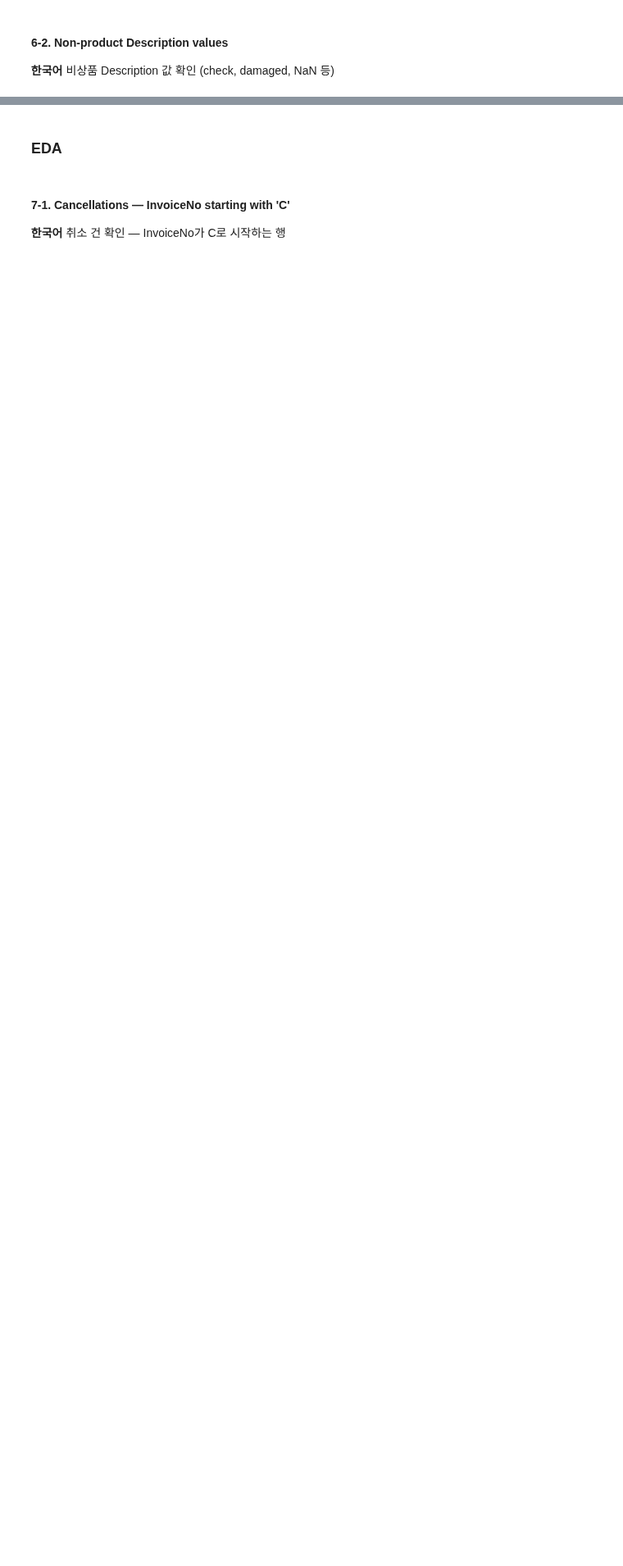
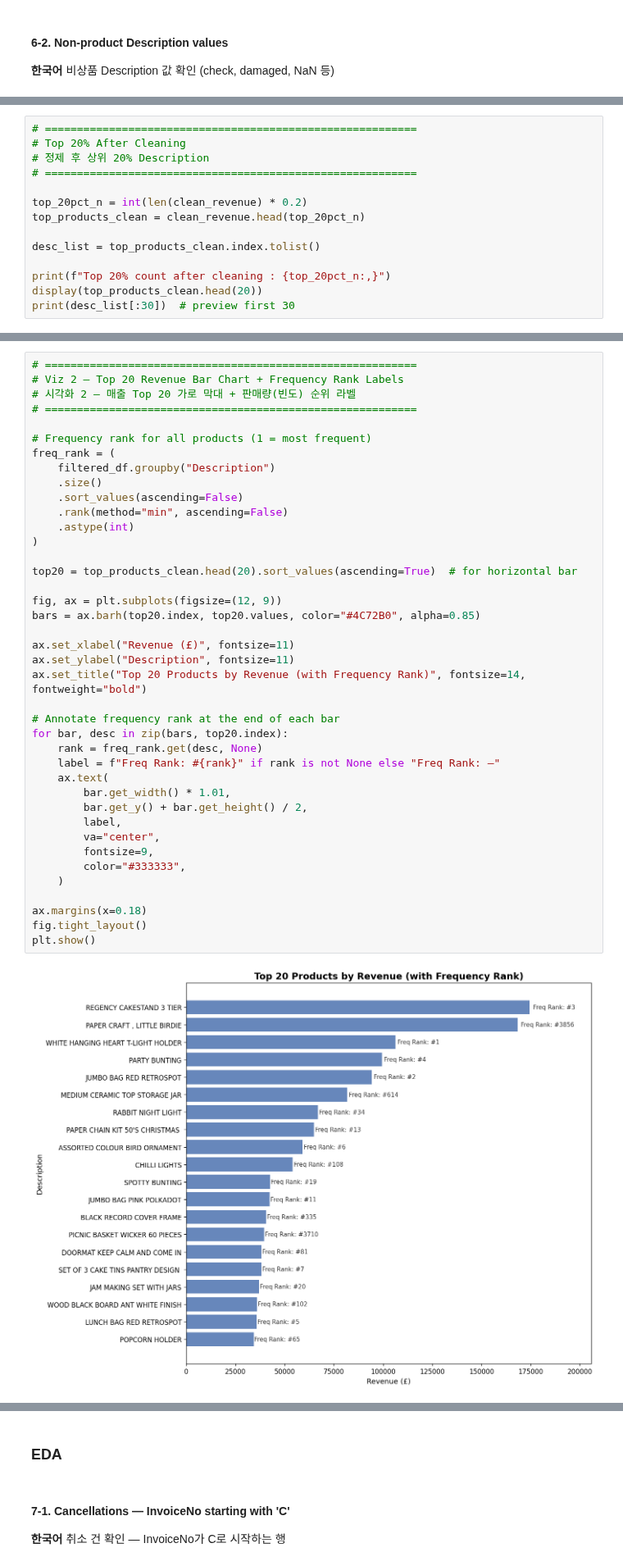
Before and after one commit to BookiChoi/BA-Portfolio, a Jupyter notebook: Projects/Cornerstone_Data_Pipeline/notebooks/business_eda.ipynb, the cells around one changed output, grey strips where cells are left out. Shown at 82% size. Saved outputs shown, nothing was run; the diff lists cells and outputs as text; blank space fills up the shorter version.

```diff
--- a/Projects/Cornerstone_Data_Pipeline/notebooks/business_eda.ipynb
+++ b/Projects/Cornerstone_Data_Pipeline/notebooks/business_eda.ipynb
@@ -819,0 +1034,14 @@ plt.show()
+# %%
+# ==========================================================
+# Top 20% After Cleaning
+# 정제 후 상위 20% Description
+# ==========================================================
+
+top_20pct_n = int(len(clean_revenue) * 0.2)
+top_products_clean = clean_revenue.head(top_20pct_n)
+
+desc_list = top_products_clean.index.tolist()
+
+print(f"Top 20% count after cleaning : {top_20pct_n:,}")
+display(top_products_clean.head(20))
+print(desc_list[:30])  # preview first 30
@@ -819,0 +1303,42 @@ plt.show()
+# %%
+# ==========================================================
+# Viz 2 — Top 20 Revenue Bar Chart + Frequency Rank Labels
+# 시각화 2 — 매출 Top 20 가로 막대 + 판매량(빈도) 순위 라벨
+# ==========================================================
+
+# Frequency rank for all products (1 = most frequent)
+freq_rank = (
+    filtered_df.groupby("Description")
+    .size()
+    .sort_values(ascending=False)
+    .rank(method="min", ascending=False)
+    .astype(int)
+)
+
+top20 = top_products_clean.head(20).sort_values(ascending=True)  # for horizontal bar
+
+fig, ax = plt.subplots(figsize=(12, 9))
+bars = ax.barh(top20.index, top20.values, color="#4C72B0", alpha=0.85)
+
+ax.set_xlabel("Revenue (£)", fontsize=11)
+ax.set_ylabel("Description", fontsize=11)
+ax.set_title("Top 20 Products by Revenue (with Frequency Rank)", fontsize=14, fontweight="bold")
+
+# Annotate frequency rank at the end of each bar
+for bar, desc in zip(bars, top20.index):
+    rank = freq_rank.get(desc, None)
+    label = f"Freq Rank: #{rank}" if rank is not None else "Freq Rank: —"
+    ax.text(
+        bar.get_width() * 1.01,
+        bar.get_y() + bar.get_height() / 2,
+        label,
+        va="center",
+        fontsize=9,
+        color="#333333",
+    )
+
+ax.margins(x=0.18)
+fig.tight_layout()
+plt.show()
+# %% [output]
+[figure, added]
```
Also changed, not shown: parts of 37 cells of this notebook.
